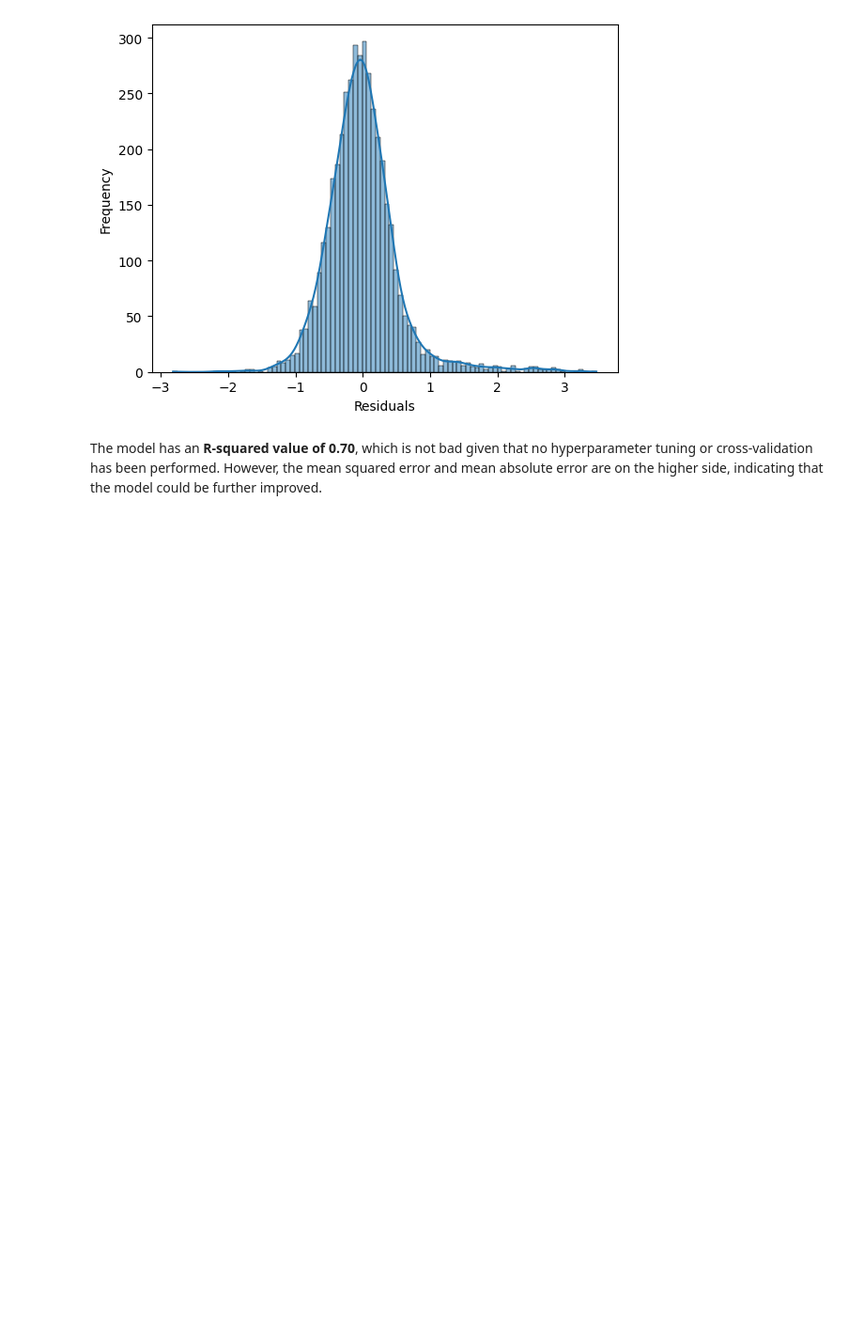
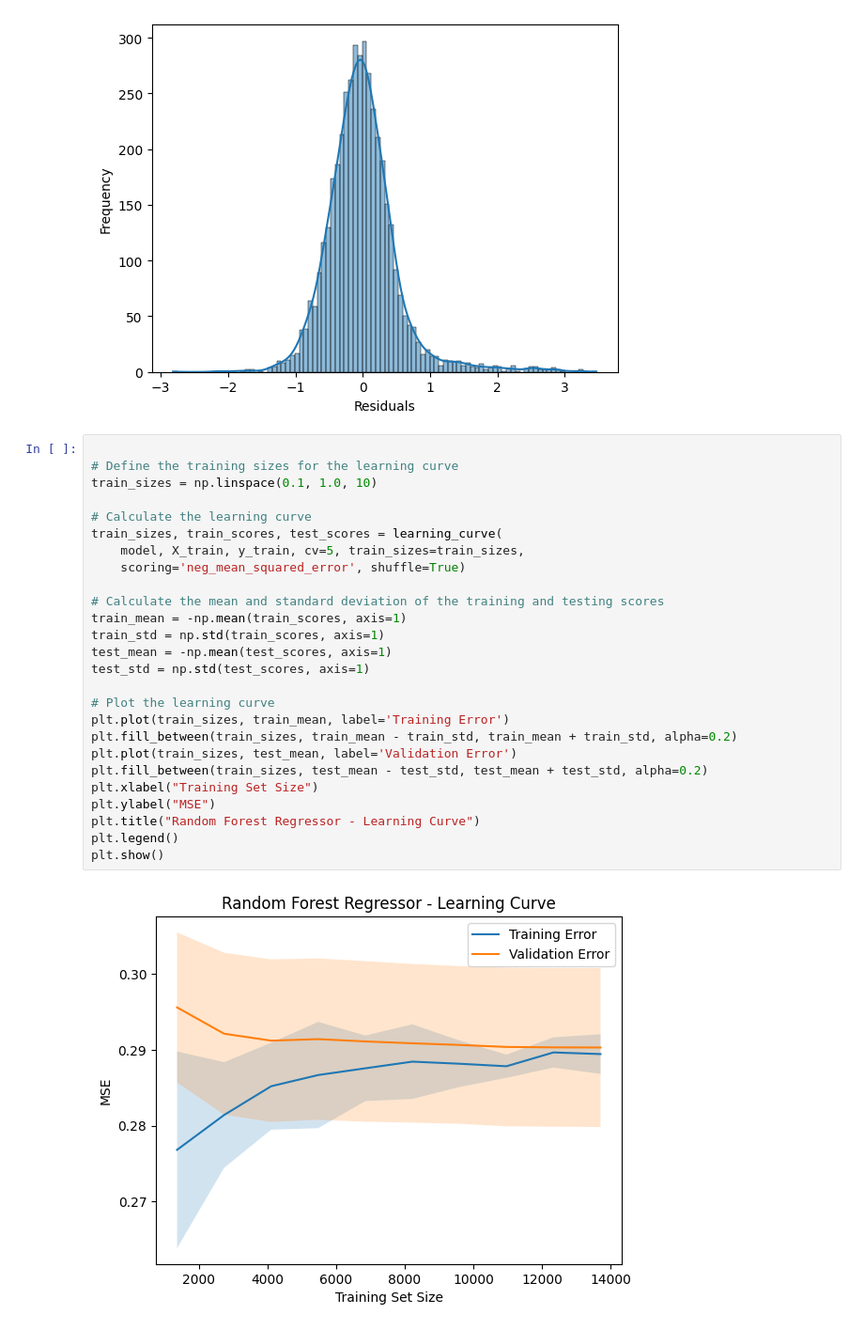
Before and after one commit to nagensk9/INDE577_ML, a Jupyter notebook: 1. Supervised Machine Learning/1- Linear Regression/Linear_Regression.ipynb, the cells around one changed output. Shown at 94% size. Drawn from its saved outputs; the diff is of its cells as text; blank space fills up the shorter version.

```diff
--- a/1. Supervised Machine Learning/1- Linear Regression/Linear_Regression.ipynb
+++ b/1. Supervised Machine Learning/1- Linear Regression/Linear_Regression.ipynb
@@ -220,5 +230,31 @@ plot_residuals(y_test, y_pred)
 plot_residual_distribution(y_test, y_pred)
 # %% [output]
 [figure]
-# %% [markdown]
-The model has an **R-squared value of 0.70**, which is not bad given that no hyperparameter tuning or cross-validation has been performed. However, the mean squared error and mean absolute error are on the higher side, indicating that the model could be further improved.
+# %%
+
+# Define the training sizes for the learning curve
+train_sizes = np.linspace(0.1, 1.0, 10)
+
+# Calculate the learning curve
+train_sizes, train_scores, test_scores = learning_curve(
+    model, X_train, y_train, cv=5, train_sizes=train_sizes,
+    scoring='neg_mean_squared_error', shuffle=True)
+
+# Calculate the mean and standard deviation of the training and testing scores
+train_mean = -np.mean(train_scores, axis=1)
+train_std = np.std(train_scores, axis=1)
+test_mean = -np.mean(test_scores, axis=1)
+test_std = np.std(test_scores, axis=1)
+
+# Plot the learning curve
+plt.plot(train_sizes, train_mean, label='Training Error')
+plt.fill_between(train_sizes, train_mean - train_std, train_mean + train_std, alpha=0.2)
+plt.plot(train_sizes, test_mean, label='Validation Error')
+plt.fill_between(train_sizes, test_mean - test_std, test_mean + test_std, alpha=0.2)
+plt.xlabel("Training Set Size")
+plt.ylabel("MSE")
+plt.title("Random Forest Regressor - Learning Curve")
+plt.legend()
+plt.show()
+# %% [output]
+[figure, added]
```
Also changed, not shown: parts of 9 cells of this notebook, 3 other files.
